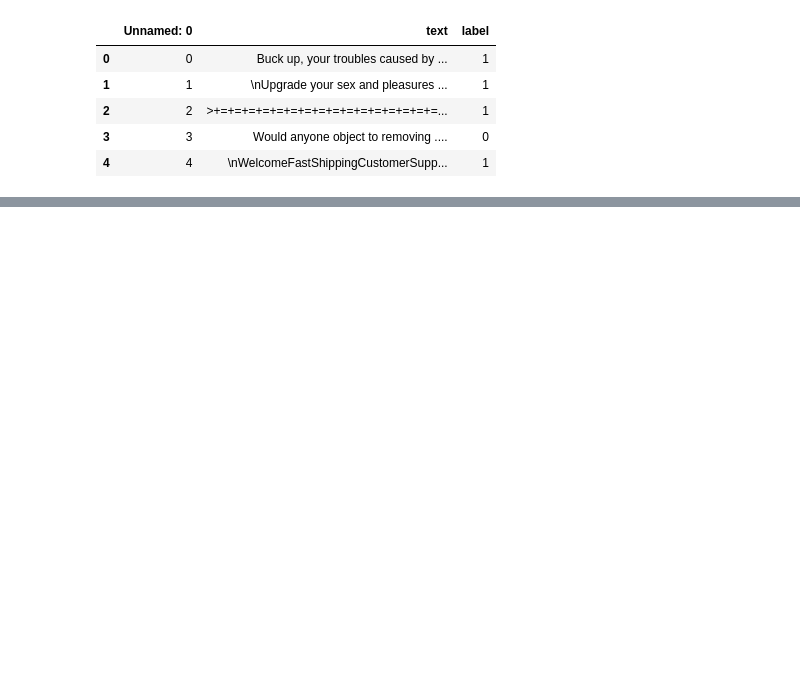
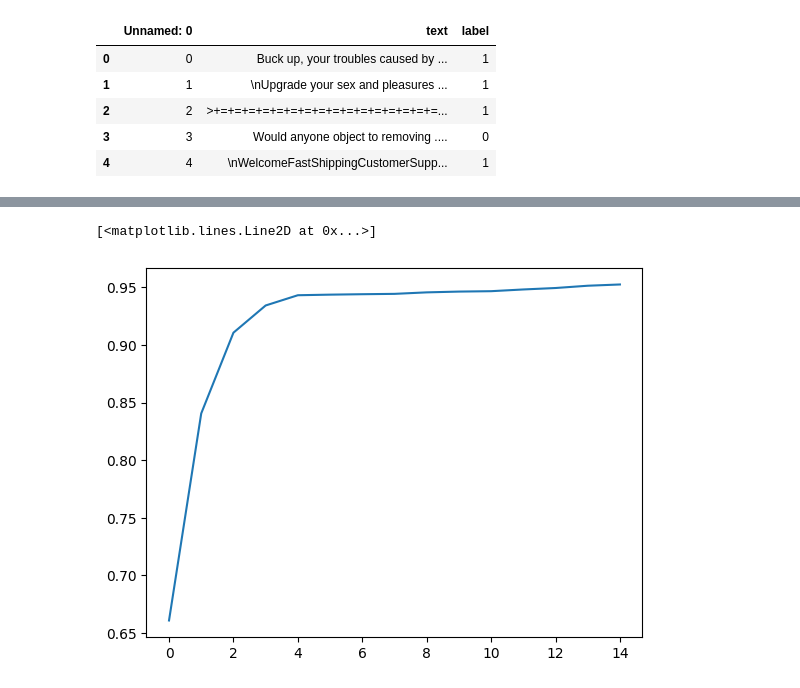
Before and after one commit to sqdArtemy/anti-spam-system, a Jupyter notebook: model/model.ipynb, the cells around one changed output, grey strips where cells are left out. Saved outputs shown, nothing was run; the diff lists cells and outputs as text; code cells hidden in the pictures; blank space fills up the shorter version.

Commit message:
add experemental version of a model

```diff
--- a/model/model.ipynb
+++ b/model/model.ipynb
@@ -56,3 +83,5 @@ class EmailDataset(Dataset):
 # %%
-# ds = DataSet(df)
-df["text"]
+# Dataloaders
+train_dl = DataLoader(train_ds, batch_size=batch_size, shuffle=True)
+valid_dl = DataLoader(valid_ds, batch_size=batch_size)
+test_dl = DataLoader(test_ds, batch_size=batch_size, shuffle=True)
@@ -80,8 +96,11 @@ class PhishingDetectorModel(nn.Module):
         self.layers = nn.ModuleList([
             nn.Linear(input_size, hidden_size),
             nn.ReLU(),
-            nn.Linear(hidden_size, output_size),
-            nn.Sigmoid()
+            nn.Dropout(0.3),
+            nn.Linear(hidden_size, 10),
+            nn.ReLU(),
+            nn.Dropout(0.3),
+            nn.Linear(10, output_size),
         ])
 
     def forward(self, x):
@@ -89,6 +108,10 @@ class PhishingDetectorModel(nn.Module):
             x = layer(x)
         return x
 # %%
-learning_rate = 0.001
-optimizer = optim.SGD(model.parameters(), lr=learning_rate)
-loss_function = nn.BCELoss()
+model = PhishingDetectorModel(
+    input_size=MAX_LEN,
+    hidden_size=hidden_size,
+    output_size=2
+).to(device)
+optimizer = optim.Adam(model.parameters(), lr=learning_rate)
+loss_function = nn.CrossEntropyLoss()
@@ -97,22 +118,28 @@ dl = DataLoader(), batch_size=64, shuffle=True)
 # %%
 # Training loop
-epochs = 10
+losses = []
+accuracies = []
+
 for epoch in range(epochs):
     model.train()
     for x_batch, y_batch in train_dl:
+        optimizer.zero_grad()
         predictions = model(x_batch)
-        loss = loss_function(predictions, y_batch)
+        loss = loss_function(predictions, y_batch.view(-1))
 
-        optimizer.zero_grad()
         loss.backward()
         optimizer.step()
 
     model.eval()
-    total_loss, count = 0., 0.
+    total_loss, total_acc, count = 0., 0., 0.
     for x_batch, y_batch in valid_dl:
         predictions = model(x_batch)
-        loss = loss_function(predictions, y_batch)
+        loss = loss_function(predictions, y_batch.view(-1))
         count += len(x_batch)
         total_loss += loss.item()
+        acc = accuracy(predictions, y_batch.view(-1))
+        total_acc += acc * len(x_batch)
+    losses.append(total_loss / count)
+    accuracies.append(total_acc / count)
 
-    print(f"Epoch: {epoch}, Loss: {total_loss / count}")
+    print(f"Epoch: {epoch}, Loss: {total_loss / count}, Accuracy: {total_acc / count}")
@@ -118,0 +162,5 @@ for epoch in range(epochs):
+# %%
+plt.plot(accuracies)
+# %% [output]
+[<matplotlib.lines.Line2D at 0x...>]
+[figure, added]
```
Also changed, not shown: parts of 24 cells of this notebook, 2 other files.
